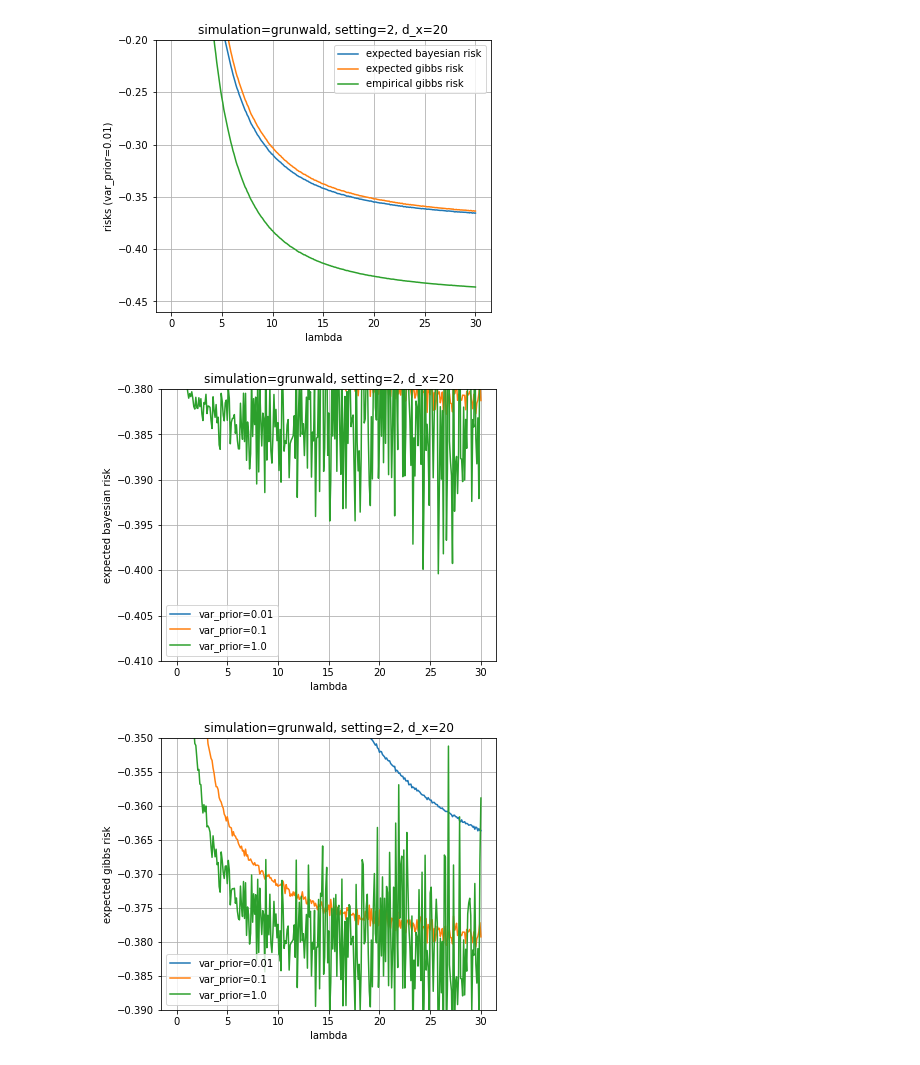
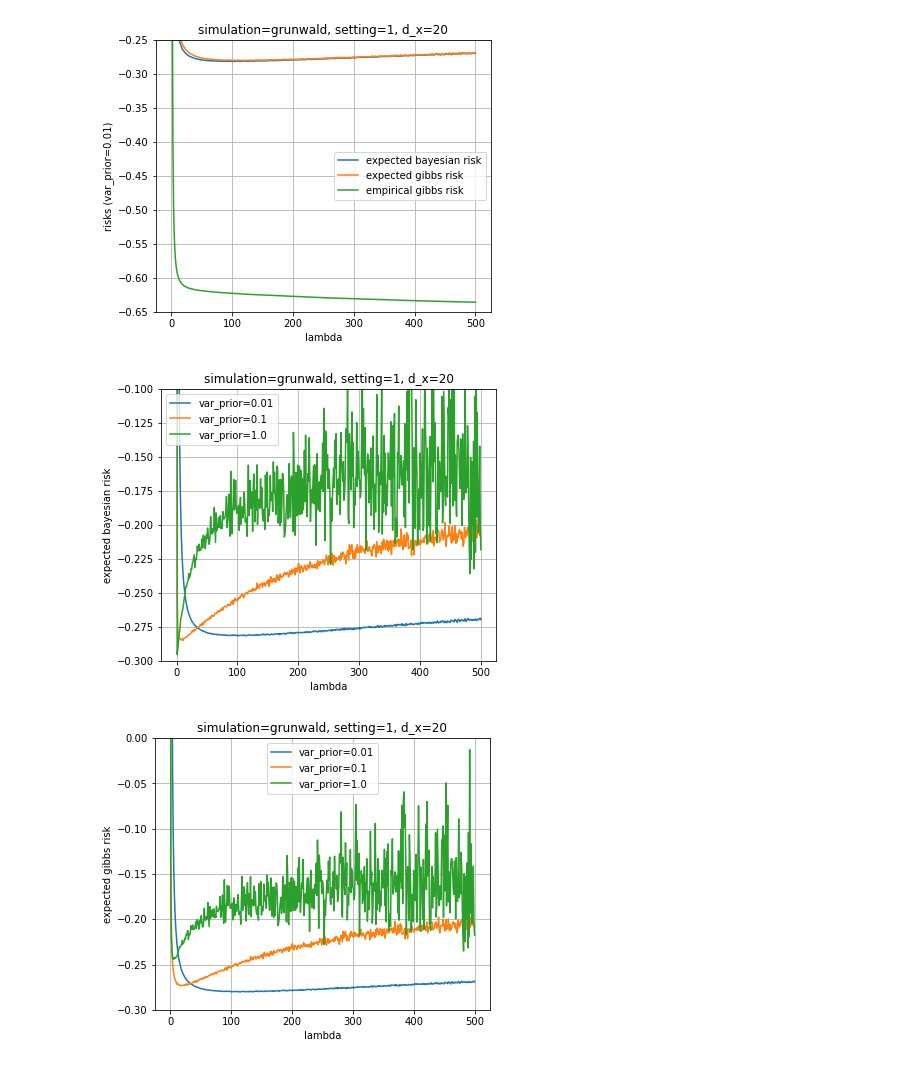
Before and after one commit to pyijiezhang/cold-posteriors-and-pacbayes, a Jupyter notebook: plot.ipynb, the cells around one changed output. Drawn from its saved outputs; the diff is of its cells as text; code cells hidden in the pictures.

```diff
--- a/plot.ipynb
+++ b/plot.ipynb
@@ -15,17 +11,17 @@ settings[4] = {"if_misspecified": True, "y": 5.0}
+# %%
+simulation_i = "grunwald"
+setting_i = 1
+if_misspecified = settings[setting_i]["if_misspecified"]
+d_x = 20  # number of fourier features
+n_train = 50
+
+with open(f'{simulation_i}_{setting_i}_{n_train}_{d_x}.json') as json_file:
+    data = json.load(json_file)
 # %%
-simulation_i = "grunwald"
-setting_i = 2
-y = settings[setting_i]["y"]
-if_misspecified = settings[setting_i]["if_misspecified"]
-d_x = 20  # number of fourier features
-n_train = 100
-lambs = np.linspace(0.0, 30.0, 301)
+lambs = np.linspace(0.0, 500.0, 501)
 var_prior_1 = 0.01
 var_prior_2 = 0.1
 var_prior_3 = 1.0
-# %%
-with open(f'grunwald_{setting_i}_{n_train}_{d_x}.json') as json_file:
-    data = json.load(json_file)
 # %%
 results_1=data[str(var_prior_1)]
 results_2=data[str(var_prior_2)]
@@ -39,12 +35,12 @@ plt.plot(lambs, results_1['emp_gibbs_risks'], label="empirical gibbs risk")
 plt.xlabel("lambda")
 plt.ylabel(f"risks (var_prior={var_prior_1})")
 plt.title(f"simulation={simulation_i}, setting={setting_i}, d_x={d_x}")
-plt.ylim(-0.46,-0.2)
+plt.ylim(-0.65,-0.25)
 plt.legend()
 plt.savefig(f"{simulation_i}_risks_{setting_i}_{n_train}_{d_x}.jpg", bbox_inches="tight", dpi=300)
 plt.show()
 # %% [output]
-[figure, old version]
+[figure, new version]
 # %%
 fig = plt.figure(figsize=(6, 5))
 plt.grid()
@@ -53,30 +49,30 @@ plt.plot(lambs, results_2['bayes_risks'], label=f"var_prior={var_prior_2}")
 plt.plot(lambs, results_3['bayes_risks'], label=f"var_prior={var_prior_3}")
 plt.xlabel("lambda")
 plt.ylabel("expected bayesian risk")
-plt.ylim(-0.41,-0.38)
-# plt.xlim(0,30)
+plt.ylim(-0.3,-0.1)
+# plt.xlim(0,3)
 plt.title(f"simulation={simulation_i}, setting={setting_i}, d_x={d_x}")
 plt.legend()
 plt.savefig(f"{simulation_i}_bayes_risks_{setting_i}_{n_train}_{d_x}.jpg", bbox_inches="tight", dpi=300)
 plt.show()
 # %% [output]
-[figure, old version]
+[figure, new version]
 # %%
 fig = plt.figure(figsize=(6, 5))
 plt.grid()
 plt.plot(lambs, results_1['gibbs_risks'], label=f"var_prior={var_prior_1}")
 plt.plot(lambs, results_2['gibbs_risks'], label=f"var_prior={var_prior_2}")
 plt.plot(lambs, results_3['gibbs_risks'], label=f"var_prior={var_prior_3}")
 plt.xlabel("lambda")
 plt.ylabel("expected gibbs risk")
-plt.ylim(-0.39,-0.35)
+plt.ylim(-0.3,-0)
 # plt.xlim(-0.1,30)
 plt.title(f"simulation={simulation_i}, setting={setting_i}, d_x={d_x}")
 plt.legend()
 plt.savefig(f"{simulation_i}_gibbs_risks_{setting_i}_{n_train}_{d_x}.jpg", bbox_inches="tight", dpi=300)
 plt.show()
 # %% [output]
-[figure, old version]
+[figure, new version]
 # %%
 fig = plt.figure(figsize=(6, 5))
 plt.grid()
```
Also changed, not shown: parts of 6 cells of this notebook, 2 other files.
